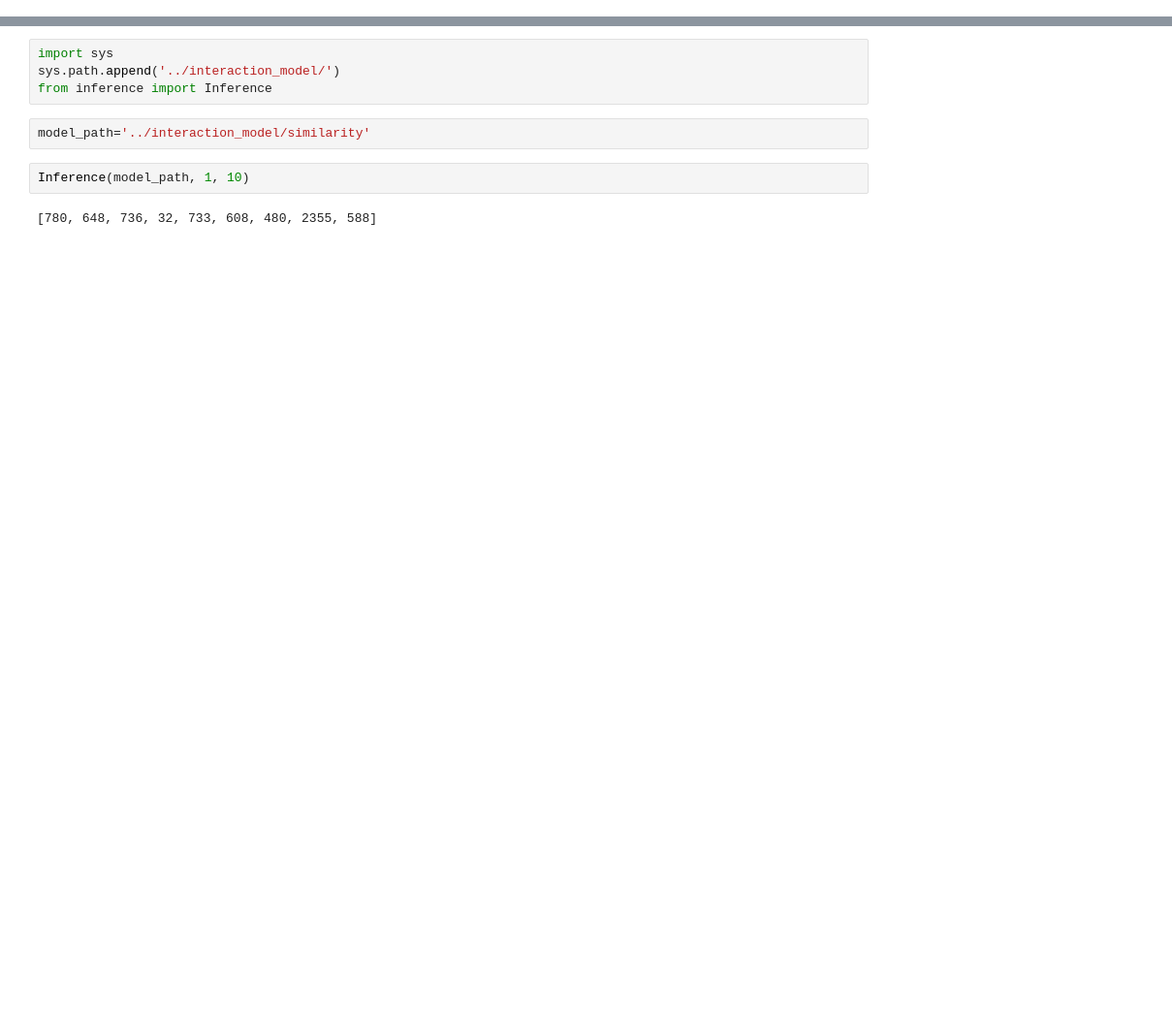
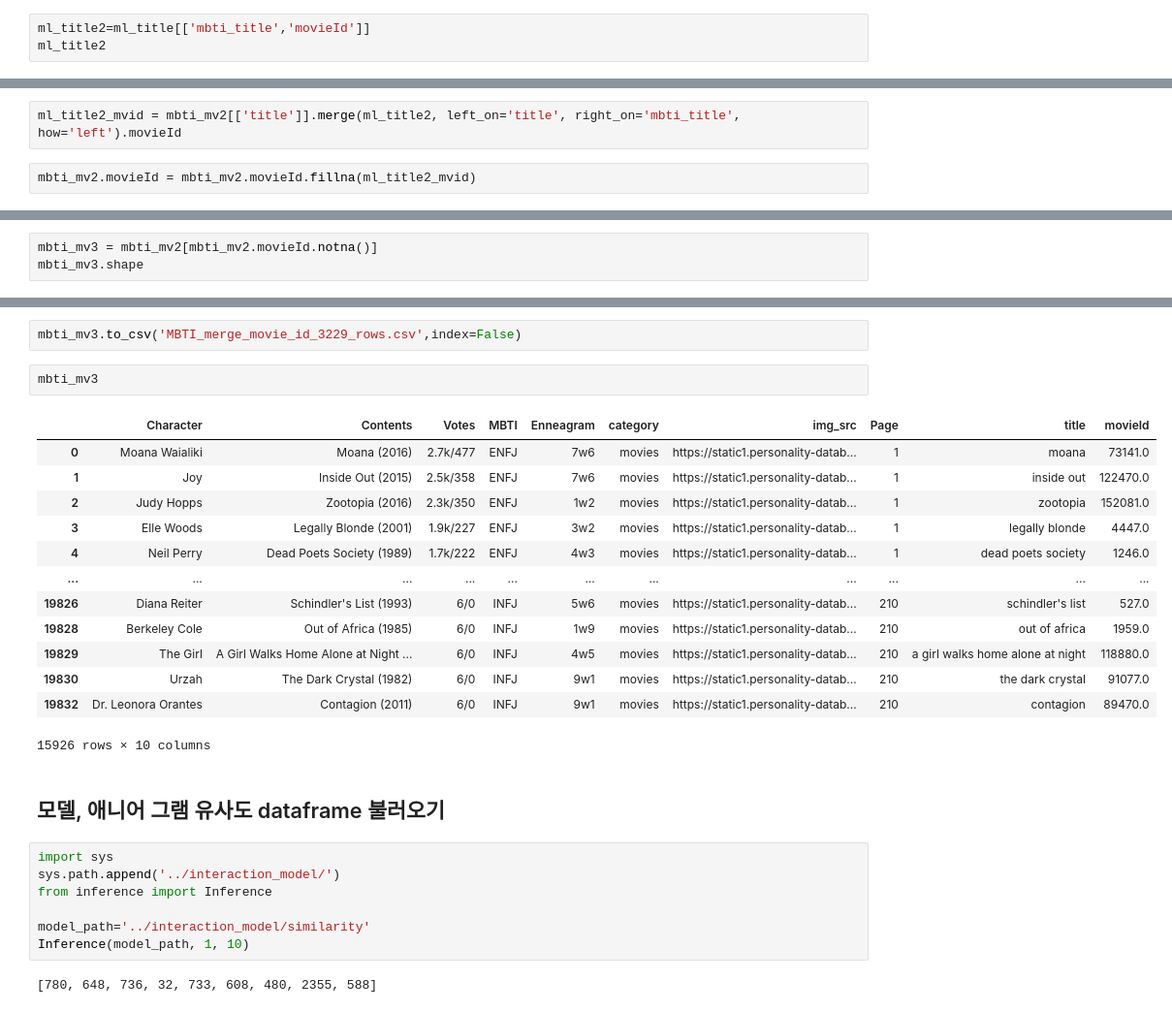
Before and after one commit to boostcampaitech4lv23recsys2/level3_productserving-level3-recsys-08, a Jupyter notebook: DataProcessing/Recommend_Data_Processing.ipynb, the cells around one changed output, grey strips where cells are left out. Shown at 97% size. Drawn from its saved outputs; the diff is of its cells as text; blank space fills up the shorter version.

```diff
--- a/DataProcessing/Recommend_Data_Processing.ipynb
+++ b/DataProcessing/Recommend_Data_Processing.ipynb
@@ -8,0 +225,3 @@ pd.read_csv('')
+# %%
+ml_title2=ml_title[['mbti_title','movieId']]
+ml_title2
@@ -8,0 +252,4 @@ pd.read_csv('')
+# %%
+ml_title2_mvid = mbti_mv2[['title']].merge(ml_title2, left_on='title', right_on='mbti_title', how='left').movieId
+# %%
+mbti_mv2.movieId = mbti_mv2.movieId.fillna(ml_title2_mvid)
@@ -8,0 +271,3 @@ pd.read_csv('')
+# %%
+mbti_mv3 = mbti_mv2[mbti_mv2.movieId.notna()]
+mbti_mv3.shape
@@ -9,10 +291,29 @@ pd.read_csv('')
+# %%
+mbti_mv3.to_csv('MBTI_merge_movie_id_3229_rows.csv',index=False)
+# %%
+mbti_mv3
+# %% [output]
+|  | Character | Contents | Votes | MBTI | Enneagram | category | img_src | Page | title | movieId |
+| 0 | Moana Waialiki | Moana (2016) | 2.7k/477 | ENFJ | 7w6 | movies | https://static1.personality-datab... | 1 | moana | 73141.0 |
+| 1 | Joy | Inside Out (2015) | 2.5k/358 | ENFJ | 7w6 | movies | https://static1.personality-datab... | 1 | inside out | 122470.0 |
+| 2 | Judy Hopps | Zootopia (2016) | 2.3k/350 | ENFJ | 1w2 | movies | https://static1.personality-datab... | 1 | zootopia | 152081.0 |
+| 3 | Elle Woods | Legally Blonde (2001) | 1.9k/227 | ENFJ | 3w2 | movies | https://static1.personality-datab... | 1 | legally blonde | 4447.0 |
+| 4 | Neil Perry | Dead Poets Society (1989) | 1.7k/222 | ENFJ | 4w3 | movies | https://static1.personality-datab... | 1 | dead poets society | 1246.0 |
+| ... | ... | ... | ... | ... | ... | ... | ... | ... | ... | ... |
+| 19826 | Diana Reiter | Schindler's List (1993) | 6/0 | INFJ | 5w6 | movies | https://static1.personality-datab... | 210 | schindler's list | 527.0 |
+| 19828 | Berkeley Cole | Out of Africa (1985) | 6/0 | INFJ | 1w9 | movies | https://static1.personality-datab... | 210 | out of africa | 1959.0 |
+| 19829 | The Girl | A Girl Walks Home Alone at Night ... | 6/0 | INFJ | 4w5 | movies | https://static1.personality-datab... | 210 | a girl walks home alone at night | 118880.0 |
+| 19830 | Urzah | The Dark Crystal (1982) | 6/0 | INFJ | 9w1 | movies | https://static1.personality-datab... | 210 | the dark crystal | 91077.0 |
+| 19832 | Dr. Leonora Orantes | Contagion (2011) | 6/0 | INFJ | 9w1 | movies | https://static1.personality-datab... | 210 | contagion | 89470.0 |
+15926 rows × 10 columns
+# %% [markdown]
+## 모델, 애니어 그램 유사도 dataframe 불러오기
 # %%
 import sys
 sys.path.append('../interaction_model/')
 from inference import Inference
+
+model_path='../interaction_model/similarity'
+Inference(model_path, 1, 10)
+# %% [output]
+[780, 648, 736, 32, 733, 608, 480, 2355, 588]
-# %%
-model_path='../interaction_model/similarity'
-# %%
-Inference(model_path, 1, 10)
-# %% [output]
-[780, 648, 736, 32, 733, 608, 480, 2355, 588]
```
Also changed, not shown: parts of 40 cells of this notebook.
